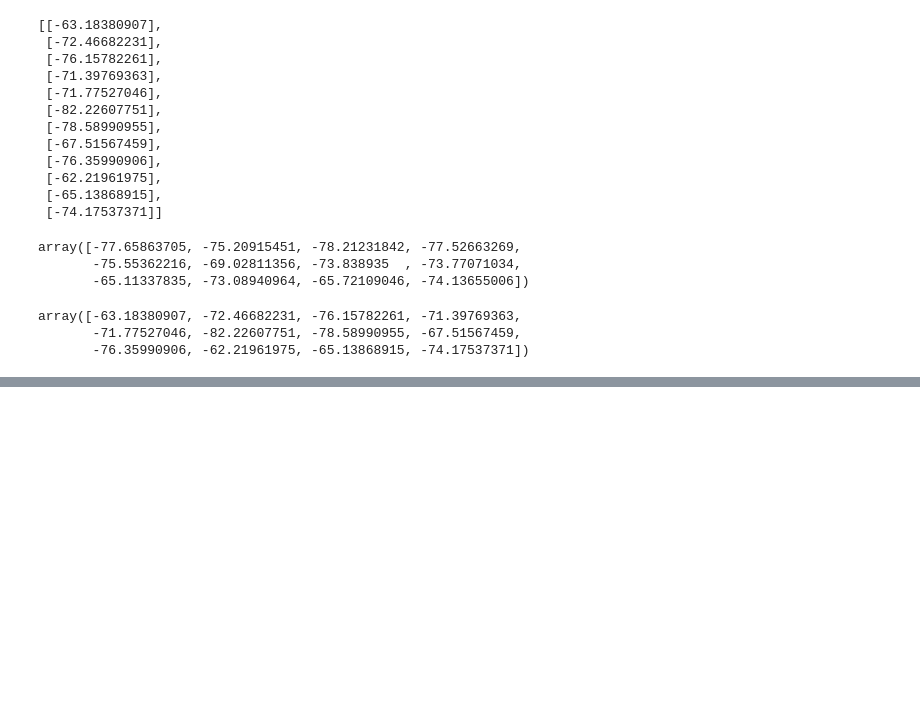
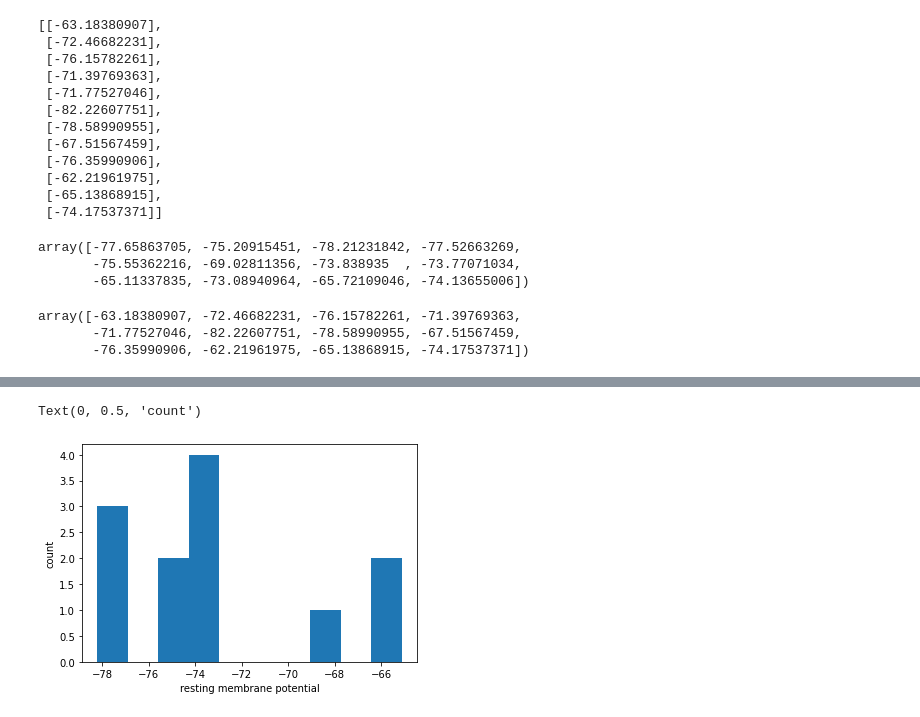
Before and after one commit to ChelseyCochrane/chelseys-repository, a Jupyter notebook: coding_homework_1.ipynb, the cells around one changed output, grey strips where cells are left out. Saved outputs shown, nothing was run; the diff lists cells and outputs as text; code cells hidden in the pictures; blank space fills up the shorter version.

```diff
--- a/coding_homework_1.ipynb
+++ b/coding_homework_1.ipynb
@@ -119,0 +158,8 @@ array([-63.18380907, -72.46682231, -76.15782261, -71.39769363,
+# %%
+#changing the x and y-axis of histogram for data1
+plt.hist(data1)
+plt.xlabel('resting membrane potential')
+plt.ylabel('count')
+# %% [output]
+Text(0, 0.5, 'count')
+[figure, added]
```
Also changed, not shown: parts of 15 cells of this notebook.
